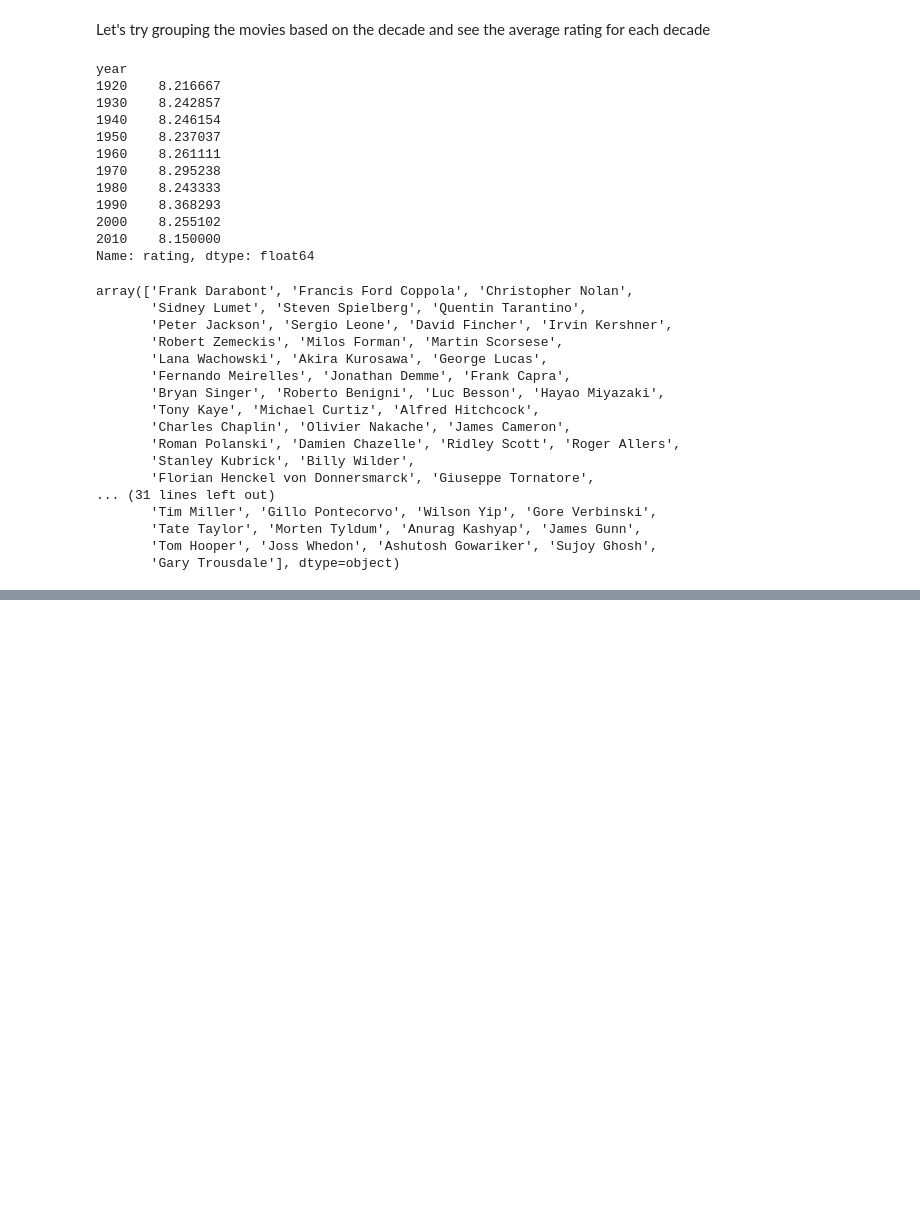
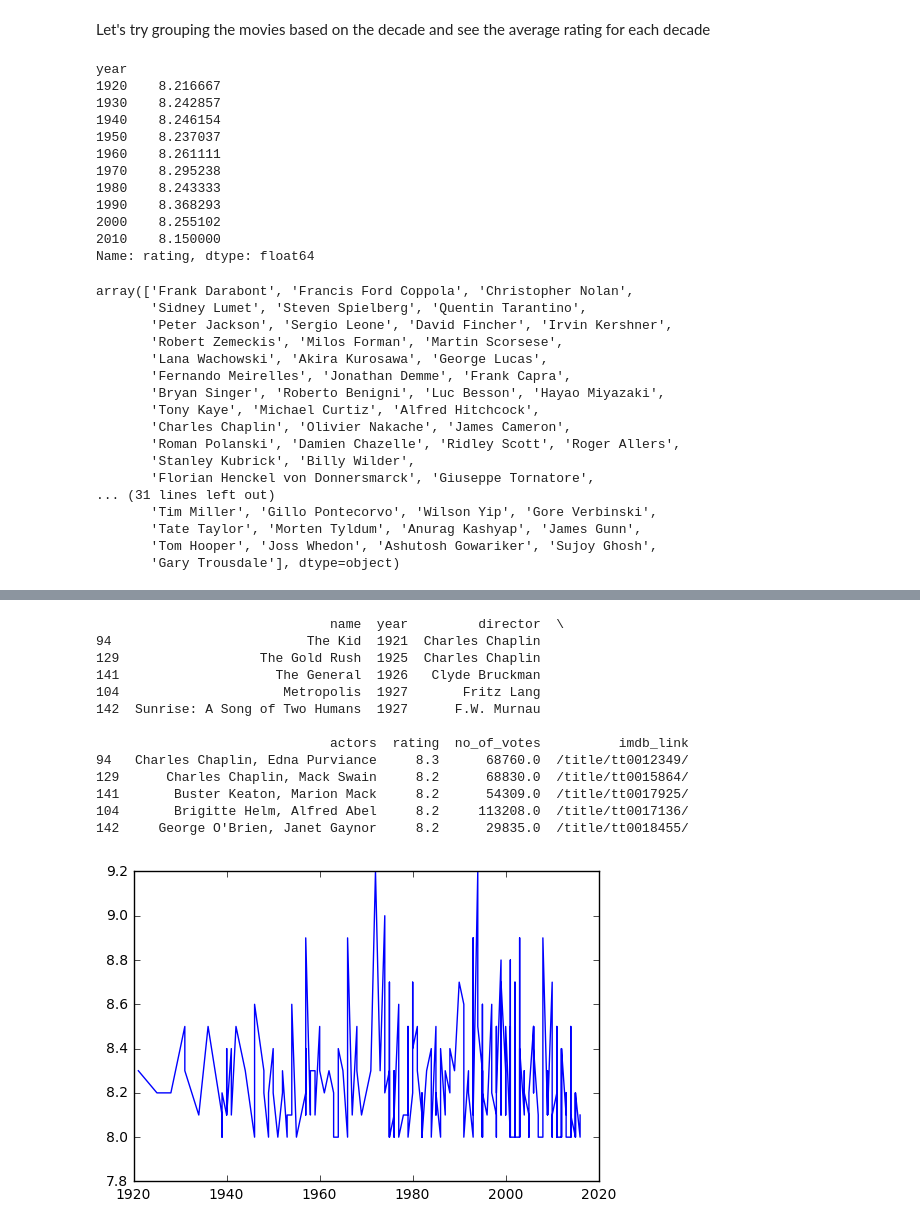
Before and after one commit to kanika19/scraping, a Jupyter notebook: workshop/eda_imdb.ipynb, the cells around one changed output, grey strips where cells are left out. Cells and saved outputs as stored; diff of their text form; code cells hidden in the pictures; blank space fills up the shorter version.

Commit message:
added eda and some data viz

```diff
--- a/workshop/eda_imdb.ipynb
+++ b/workshop/eda_imdb.ipynb
@@ -129,0 +140,20 @@ plt.plot(data.)
+# %%
+year_sort = data.sort_values(by='year')
+print year_sort.head()
+plt.plot(year_sort.year, year_sort.rating)
+plt.show()
+# %% [output]
+                              name  year         director  \
+94                         The Kid  1921  Charles Chaplin
+129                  The Gold Rush  1925  Charles Chaplin
+141                    The General  1926   Clyde Bruckman
+104                     Metropolis  1927       Fritz Lang
+142  Sunrise: A Song of Two Humans  1927      F.W. Murnau
+
+                              actors  rating  no_of_votes          imdb_link
+94   Charles Chaplin, Edna Purviance     8.3      68760.0  /title/tt0012349/
+129      Charles Chaplin, Mack Swain     8.2      68830.0  /title/tt0015864/
+141       Buster Keaton, Marion Mack     8.2      54309.0  /title/tt0017925/
+104       Brigitte Helm, Alfred Abel     8.2     113208.0  /title/tt0017136/
+142     George O'Brien, Janet Gaynor     8.2      29835.0  /title/tt0018455/
+[figure, added]
```
Also changed, not shown: parts of 9 cells of this notebook, 1 other file.
